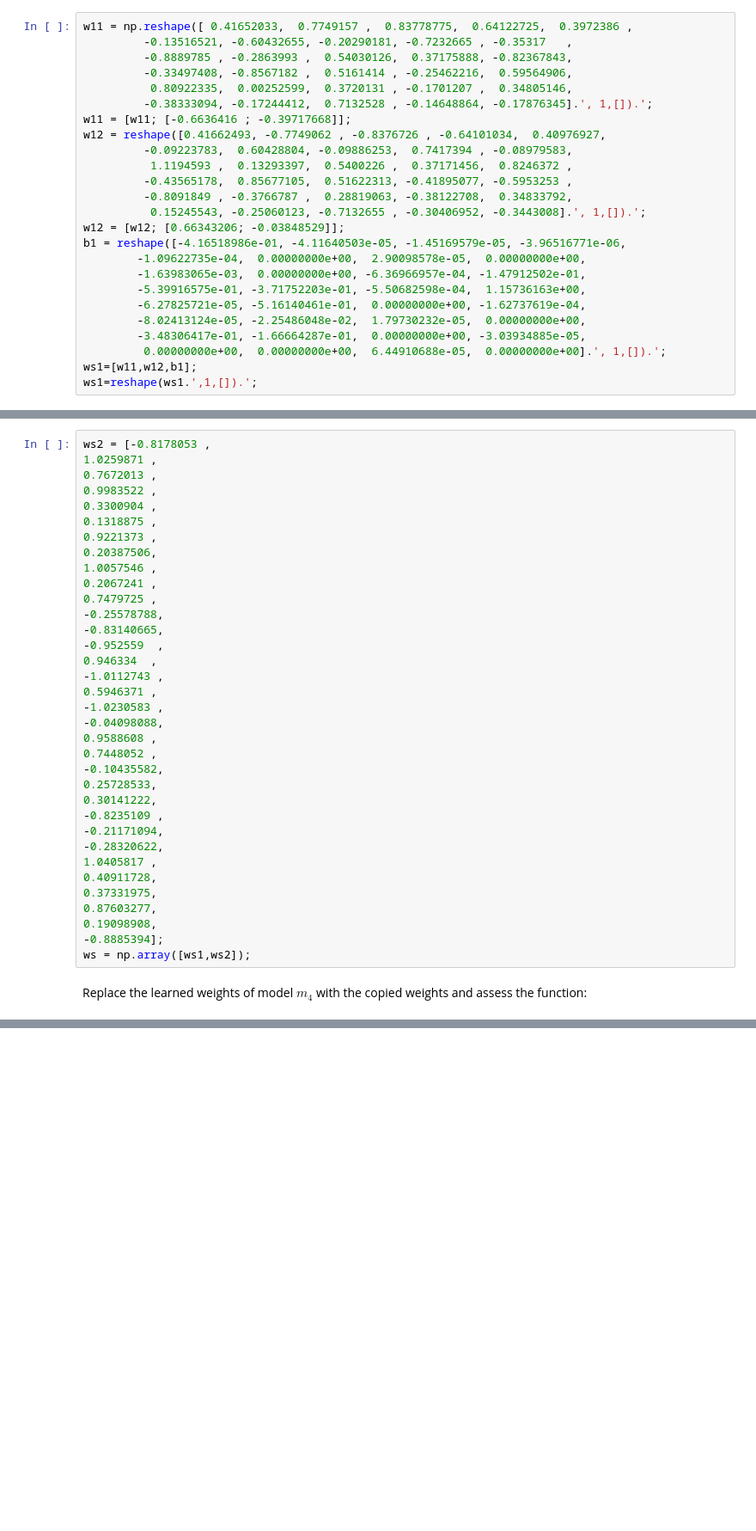
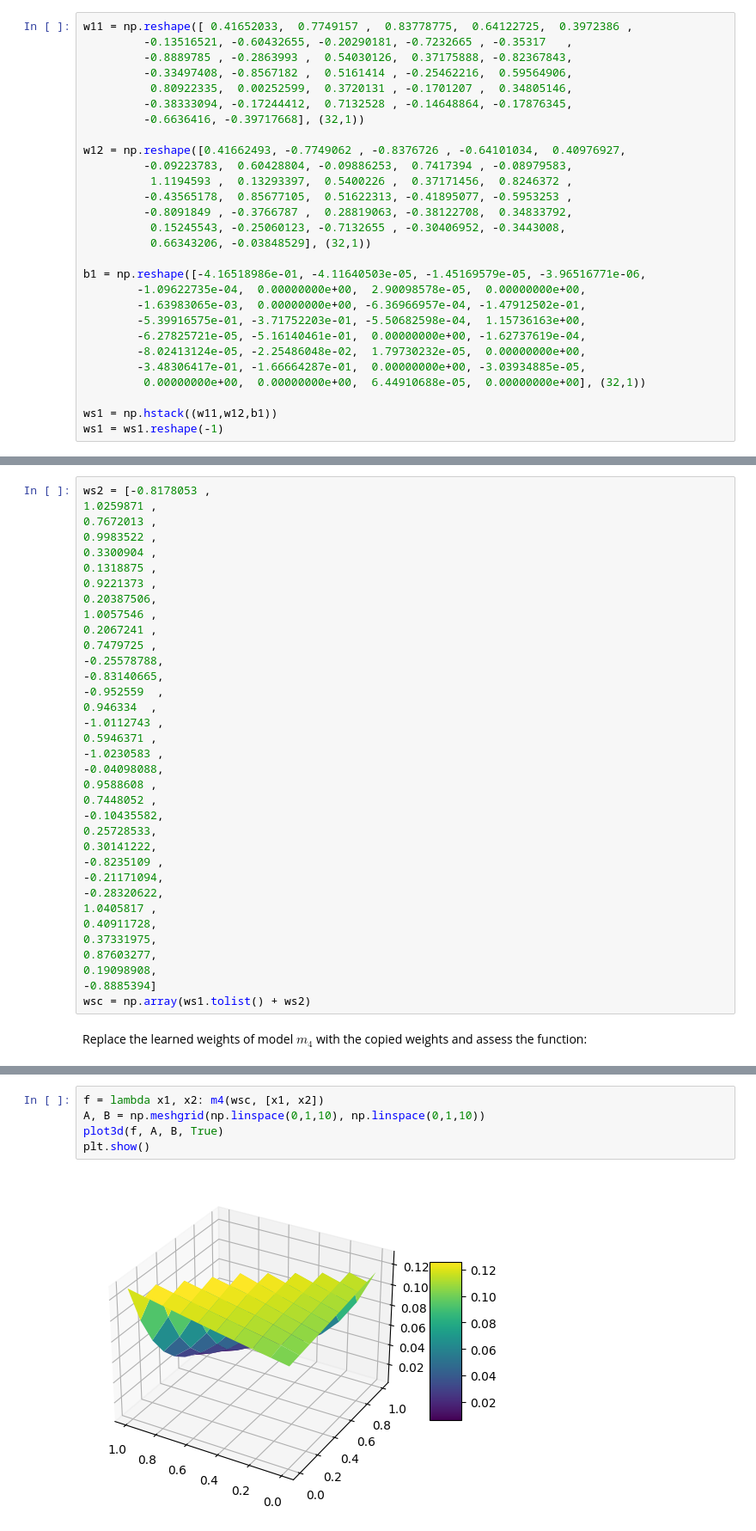
Before and after one commit to gundermann/DML_notebooks, a Jupyter notebook: assignments/assignment5 - Learn an XOR Neural Network using gradient-based optimization.ipynb, the cells around one changed output, grey strips where cells are left out. Shown at 86% size. Saved outputs shown, nothing was run; the diff lists cells and outputs as text; blank space fills up the shorter version.

```diff
--- a/assignments/assignment5 - Learn an XOR Neural Network using gradient-based optimization.ipynb
+++ b/assignments/assignment5 - Learn an XOR Neural Network using gradient-based optimization.ipynb
@@ -677,25 +673,28 @@ w11 = np.reshape([ 0.41652033,  0.7749157 ,  0.83778775,  0.64122725,  0.3972386
          -0.8889785 , -0.2863993 ,  0.54030126,  0.37175888, -0.82367843,
          -0.33497408, -0.8567182 ,  0.5161414 , -0.25462216,  0.59564906,
           0.80922335,  0.00252599,  0.3720131 , -0.1701207 ,  0.34805146,
-         -0.38333094, -0.17244412,  0.7132528 , -0.14648864, -0.17876345].', 1,[]).';
-w11 = [w11; [-0.6636416 ; -0.39717668]];
-w12 = reshape([0.41662493, -0.7749062 , -0.8376726 , -0.64101034,  0.40976927,
+         -0.38333094, -0.17244412,  0.7132528 , -0.14648864, -0.17876345,
+         -0.6636416, -0.39717668], (32,1))
+
+w12 = np.reshape([0.41662493, -0.7749062 , -0.8376726 , -0.64101034,  0.40976927,
          -0.09223783,  0.60428804, -0.09886253,  0.7417394 , -0.08979583,
           1.1194593 ,  0.13293397,  0.5400226 ,  0.37171456,  0.8246372 ,
          -0.43565178,  0.85677105,  0.51622313, -0.41895077, -0.5953253 ,
          -0.8091849 , -0.3766787 ,  0.28819063, -0.38122708,  0.34833792,
-          0.15245543, -0.25060123, -0.7132655 , -0.30406952, -0.3443008].', 1,[]).';
-w12 = [w12; [0.66343206; -0.03848529]];
-b1 = reshape([-4.16518986e-01, -4.11640503e-05, -1.45169579e-05, -3.96516771e-06,
+          0.15245543, -0.25060123, -0.7132655 , -0.30406952, -0.3443008,
+          0.66343206, -0.03848529], (32,1))
+
+b1 = np.reshape([-4.16518986e-01, -4.11640503e-05, -1.45169579e-05, -3.96516771e-06,
         -1.09622735e-04,  0.00000000e+00,  2.90098578e-05,  0.00000000e+00,
         -1.63983065e-03,  0.00000000e+00, -6.36966957e-04, -1.47912502e-01,
         -5.39916575e-01, -3.71752203e-01, -5.50682598e-04,  1.15736163e+00,
         -6.27825721e-05, -5.16140461e-01,  0.00000000e+00, -1.62737619e-04,
         -8.02413124e-05, -2.25486048e-02,  1.79730232e-05,  0.00000000e+00,
         -3.48306417e-01, -1.66664287e-01,  0.00000000e+00, -3.03934885e-05,
-         0.00000000e+00,  0.00000000e+00,  6.44910688e-05,  0.00000000e+00].', 1,[]).';
-ws1=[w11,w12,b1];
-ws1=reshape(ws1.',1,[]).';
+         0.00000000e+00,  0.00000000e+00,  6.44910688e-05,  0.00000000e+00], (32,1))
+
+ws1 = np.hstack((w11,w12,b1))
+ws1 = ws1.reshape(-1)
 # %% [markdown]
 Weights of the output layer manually copied:
 # %%
@@ -731,7 +730,7 @@ ws2 = [-0.8178053 ,
 0.37331975,
 0.87603277,
 0.19098908,
--0.8885394];
-ws = np.array([ws1,ws2]);
+-0.8885394]
+wsc = np.array(ws1.tolist() + ws2)
 # %% [markdown]
 Replace the learned weights of model $m_4$ with the copied weights and assess the function:
@@ -756,0 +752,7 @@ a =
+# %%
+f = lambda x1, x2: m4(wsc, [x1, x2])
+A, B = np.meshgrid(np.linspace(0,1,10), np.linspace(0,1,10))
+plot3d(f, A, B, True)
+plt.show()
+# %% [output]
+[figure, added]
```
Also changed, not shown: parts of 5 cells of this notebook.
